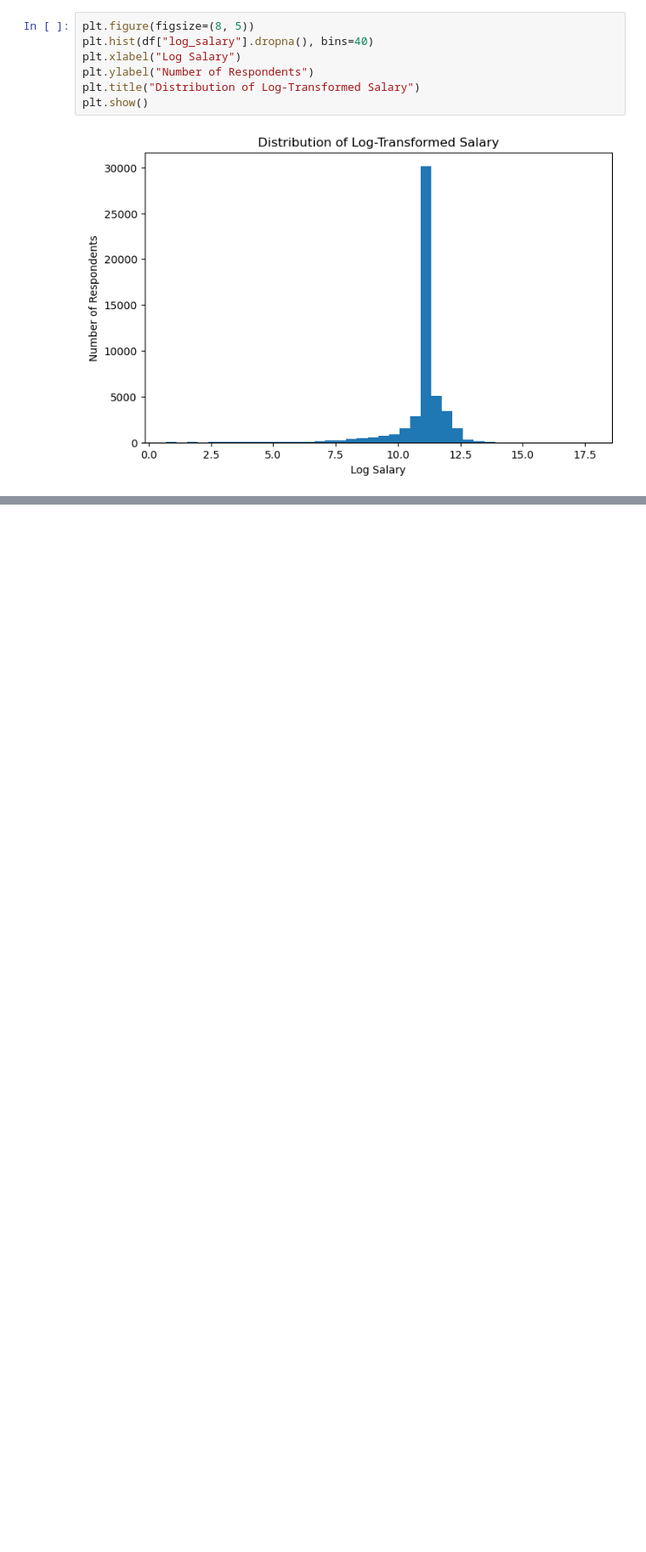
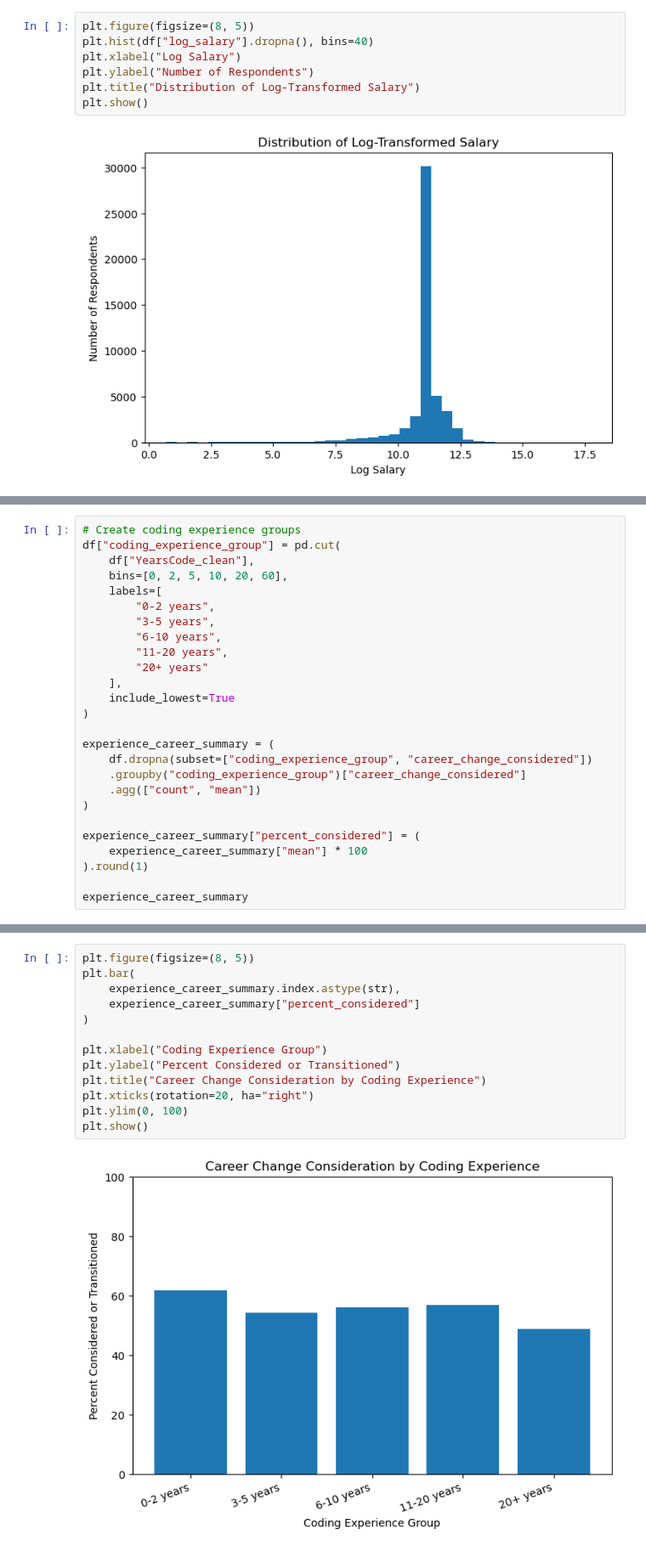
Before and after one commit to S-Shockley/building-digital-talent, a Jupyter notebook: notebooks/02_eda_edited.ipynb, the cells around one changed output, grey strips where cells are left out. Shown at 85% size. Cells and saved outputs as stored; diff of their text form; blank space fills up the shorter version.

```diff
--- a/notebooks/02_eda_edited.ipynb
+++ b/notebooks/02_eda_edited.ipynb
@@ -390,0 +395,26 @@ plt.show()
+# %%
+# Create coding experience groups
+df["coding_experience_group"] = pd.cut(
+    df["YearsCode_clean"],
+    bins=[0, 2, 5, 10, 20, 60],
+    labels=[
+        "0-2 years",
+        "3-5 years",
+        "6-10 years",
+        "11-20 years",
+        "20+ years"
+    ],
+    include_lowest=True
+)
+
+experience_career_summary = (
+    df.dropna(subset=["coding_experience_group", "career_change_considered"])
+    .groupby("coding_experience_group")["career_change_considered"]
+    .agg(["count", "mean"])
+)
+
+experience_career_summary["percent_considered"] = (
+    experience_career_summary["mean"] * 100
+).round(1)
+
+experience_career_summary
@@ -390,0 +430,15 @@ plt.show()
+# %%
+plt.figure(figsize=(8, 5))
+plt.bar(
+    experience_career_summary.index.astype(str),
+    experience_career_summary["percent_considered"]
+)
+
+plt.xlabel("Coding Experience Group")
+plt.ylabel("Percent Considered or Transitioned")
+plt.title("Career Change Consideration by Coding Experience")
+plt.xticks(rotation=20, ha="right")
+plt.ylim(0, 100)
+plt.show()
+# %% [output]
+[figure, added]
```
Also changed, not shown: parts of 5 cells of this notebook, 6 other files.
